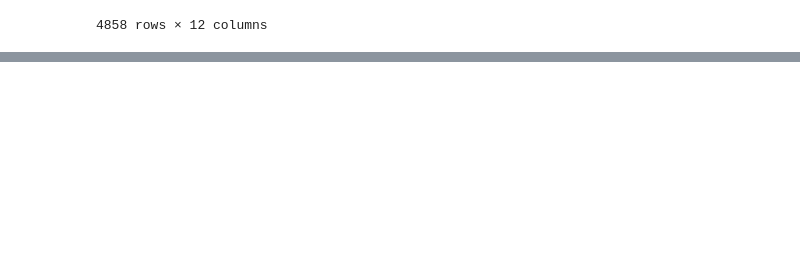
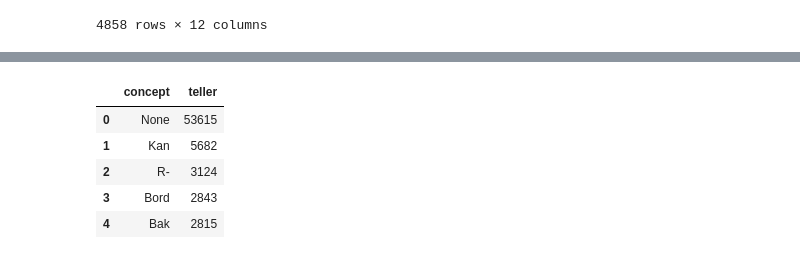
Before and after one commit to brienen/wasstraat_archeologische_data, a Jupyter notebook: notebooks/Rdf_ABR.ipynb, the cells around one changed output, grey strips where cells are left out. Cells and saved outputs as stored; diff of their text form; code cells hidden in the pictures; blank space fills up the shorter version.

```diff
--- a/notebooks/Rdf_ABR.ipynb
+++ b/notebooks/Rdf_ABR.ipynb
@@ -280,0 +272,14 @@ ID:  983 parentID:  981 concept: Midden Neolithicum B
+# %%
+grp_aggr = [{"$match" : {'soort': 'Artefact'}},
+            {"$group": {"_id": "$typevoorwerp", "teller": {"$sum":1}}},
+            {"$sort": {"teller": -1}}]
+
+df_brondata = pd.DataFrame(list(analyseColClean.aggregate(grp_aggr))).rename(columns={"_id": "concept"})
+df_brondata.head(5)
+# %% [output]
+|  | concept | teller |
+| 0 | None | 53615 |
+| 1 | Kan | 5682 |
+| 2 | R- | 3124 |
+| 3 | Bord | 2843 |
+| 4 | Bak | 2815 |
```
Also changed, not shown: parts of 8 cells of this notebook, 15 other files.
